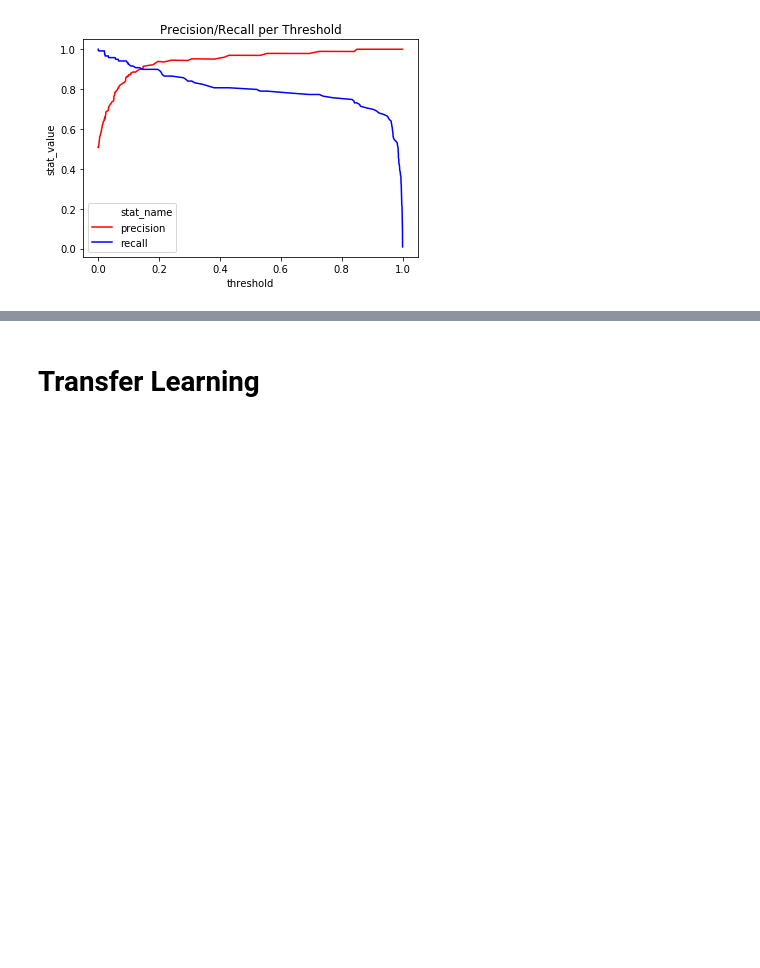
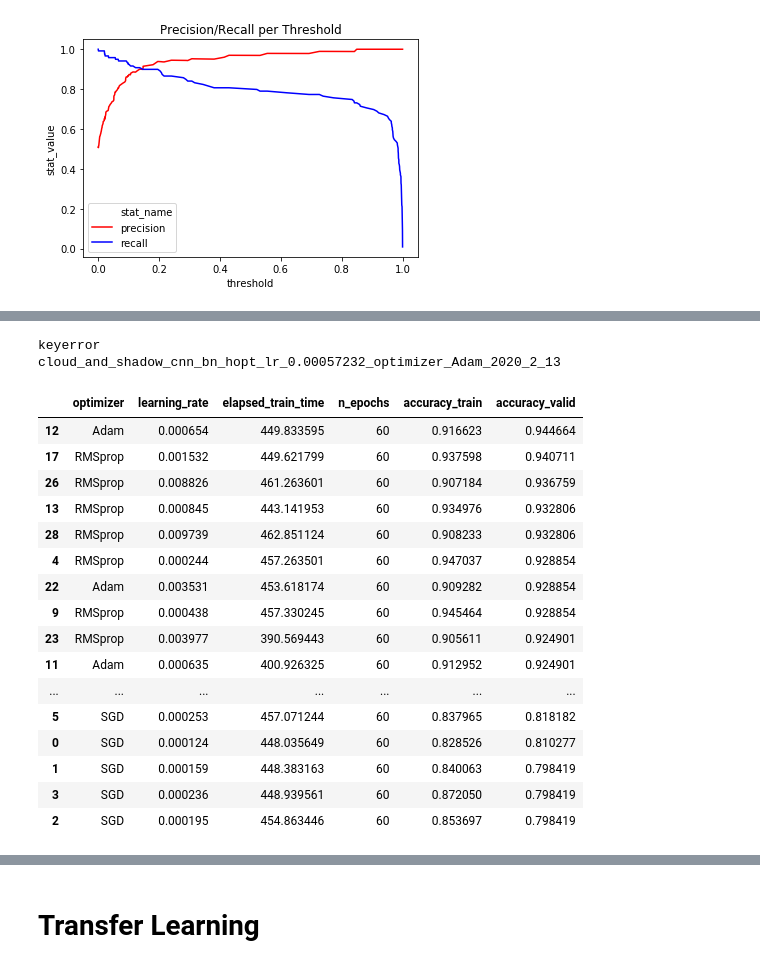
Before and after one commit to skeller88/big_earth_springboard_project, a Jupyter notebook: data_science/model_analysis.ipynb, the cells around one changed output, grey strips where cells are left out. Drawn from its saved outputs; the diff is of its cells as text; code cells hidden in the pictures; blank space fills up the shorter version.

```diff
--- a/data_science/model_analysis.ipynb
+++ b/data_science/model_analysis.ipynb
@@ -487,0 +571,26 @@ Text(0.5, 1.0, 'Precision/Recall per Threshold')
+# %%
+len_one_keys = ['data', 'data_prep', 'experiment_name', 'experiment_start_time', 'model', 'random_state', 'epoch_with_best_model', 'epochs_trained', 'optimizer', 'n_epochs', 'early_stopping_patience', 'learning_rate', 'elapsed_train_time', 'accuracy_train', 'f1_score_train', 'train_loss', 'loss', 'accuracy_valid', 'f1_score_valid']
+long_keys = ['history', 'confusion_matrix', 'precision_recall_curve', 'y_actual_train', 'y_pred_train', 'y_pred_probs_train', 'y_actual_valid', 'y_pred_valid', 'y_pred_probs_valid']
+serializable_results_list = []
+
+for experiment in experiments:
+    local_filename = f'{experiment}.json'
+    blob = bucket.blob(f"model/models/{experiment}_metadata.json")
+    blob.download_to_filename(local_filename)
+
+    with open(local_filename) as fileobj:
+        results = json.load(fileobj)
+
+    try:
+        serializable_results = {k: results[k] for k in len_one_keys}
+        for key in long_keys:
+            serializable_results[key] = json.dumps(results[key])
+        serializable_results_list.append(serializable_results)
+    except KeyError:
+        print('keyerror')
+        print(experiment)
+
+df = pd.DataFrame(serializable_results_list, index=[num for num in range(len(serializable_results_list))])
+# %% [output]
+keyerror
+cloud_and_shadow_cnn_bn_hopt_lr_0.00057232_optimizer_Adam_2020_2_13
@@ -487,0 +600,20 @@ Text(0.5, 1.0, 'Precision/Recall per Threshold')
+# %%
+d
+# %% [output]
+|  | optimizer | learning_rate | elapsed_train_time | n_epochs | accuracy_train | accuracy_valid |
+| 12 | Adam | 0.000654 | 449.833595 | 60 | 0.916623 | 0.944664 |
+| 17 | RMSprop | 0.001532 | 449.621799 | 60 | 0.937598 | 0.940711 |
+| 26 | RMSprop | 0.008826 | 461.263601 | 60 | 0.907184 | 0.936759 |
+| 13 | RMSprop | 0.000845 | 443.141953 | 60 | 0.934976 | 0.932806 |
+| 28 | RMSprop | 0.009739 | 462.851124 | 60 | 0.908233 | 0.932806 |
+| 4 | RMSprop | 0.000244 | 457.263501 | 60 | 0.947037 | 0.928854 |
+| 22 | Adam | 0.003531 | 453.618174 | 60 | 0.909282 | 0.928854 |
+| 9 | RMSprop | 0.000438 | 457.330245 | 60 | 0.945464 | 0.928854 |
+| 23 | RMSprop | 0.003977 | 390.569443 | 60 | 0.905611 | 0.924901 |
+| 11 | Adam | 0.000635 | 400.926325 | 60 | 0.912952 | 0.924901 |
+| ... | ... | ... | ... | ... | ... | ... |
+| 5 | SGD | 0.000253 | 457.071244 | 60 | 0.837965 | 0.818182 |
+| 0 | SGD | 0.000124 | 448.035649 | 60 | 0.828526 | 0.810277 |
+| 1 | SGD | 0.000159 | 448.383163 | 60 | 0.840063 | 0.798419 |
+| 3 | SGD | 0.000236 | 448.939561 | 60 | 0.872050 | 0.798419 |
+| 2 | SGD | 0.000195 | 454.863446 | 60 | 0.853697 | 0.798419 |
```
Also changed, not shown: parts of 13 cells of this notebook, 10 other files.
